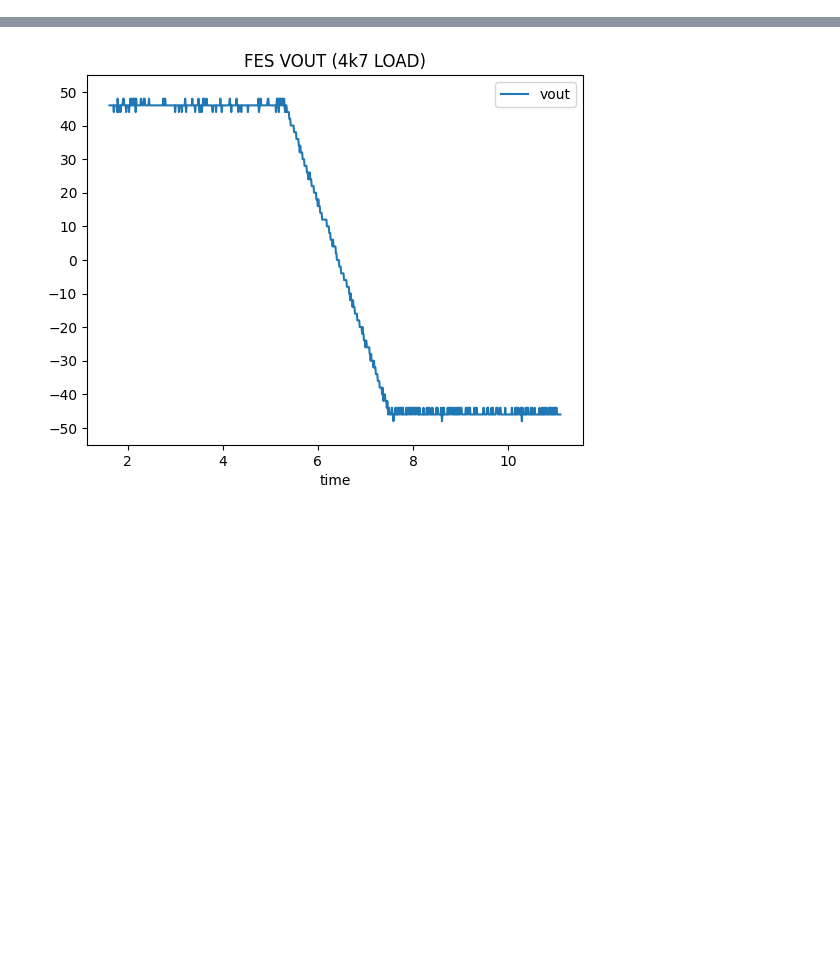
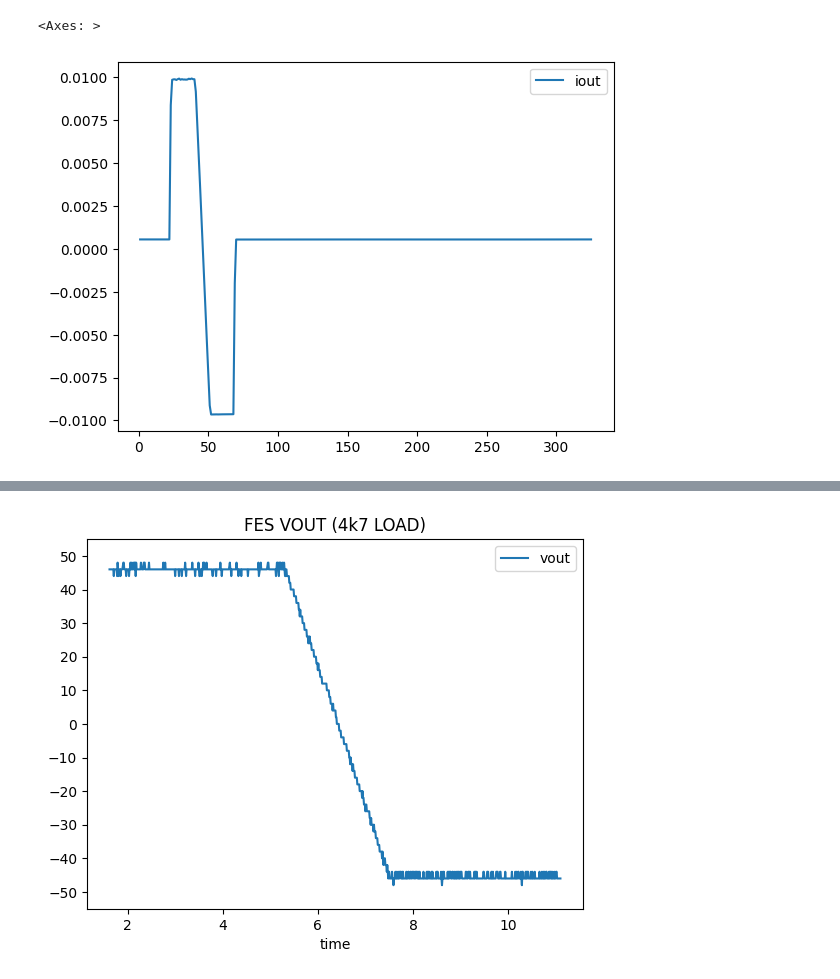
Before and after one commit to import-tiago/FEI, a Jupyter notebook: MSc/PEL309/Data Analysis/PEL309.ipynb, the cells around one changed output, grey strips where cells are left out. Cells and saved outputs as stored; diff of their text form; code cells hidden in the pictures; blank space fills up the shorter version.

```diff
--- a/MSc/PEL309/Data Analysis/PEL309.ipynb
+++ b/MSc/PEL309/Data Analysis/PEL309.ipynb
@@ -11,0 +24,5 @@ dados_1k_vout = pd.read_csv("https://raw.githubusercontent.com/import-tiago/FEI/
+# %%
+dados_2k2_iout.plot()
+# %% [output]
+<Axes: >
+[figure, added]
```
Also changed, not shown: parts of 4 cells of this notebook, 18 other files.
